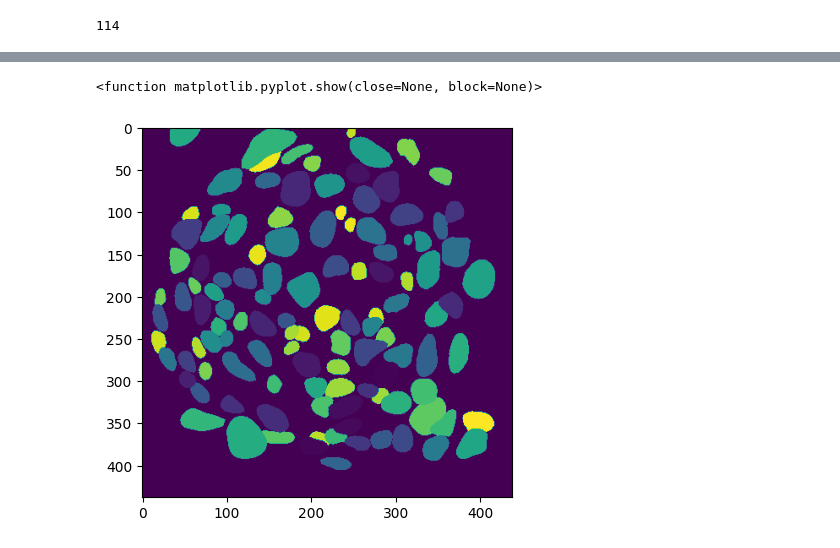
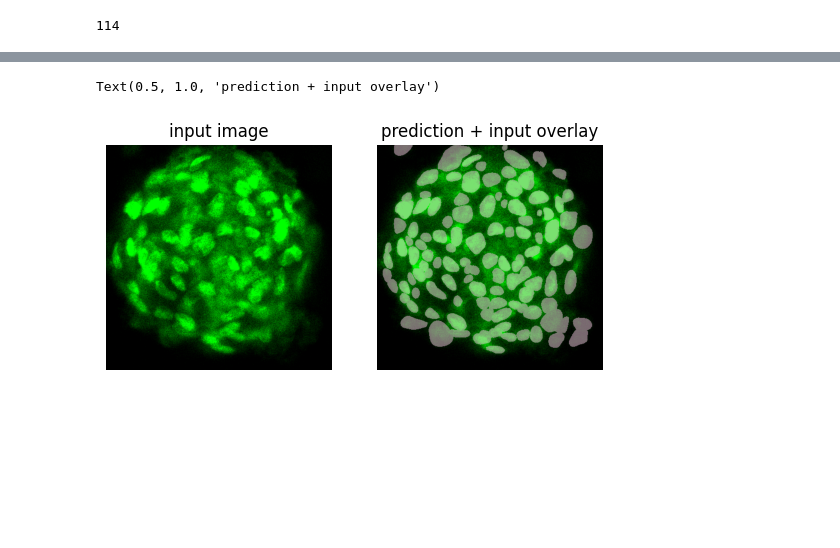
Before and after one commit to arteys/PhD-scripts, a Jupyter notebook: Spheroids_stardist.ipynb, the cells around one changed output, grey strips where cells are left out. Drawn from its saved outputs; the diff is of its cells as text; code cells hidden in the pictures; blank space fills up the shorter version.

Commit message:
Working prototype with layers

```diff
--- a/Spheroids_stardist.ipynb
+++ b/Spheroids_stardist.ipynb
@@ -28,9 +28,9 @@ i = 0
 # image = layer[:,:,1]
 # label, _ = model.predict_instances(normalize(image))
 
-
 for l in layers:
     image = l[:,:,1]
     label, _ = model.predict_instances(normalize(image))
     labels[i,:,:] = label
+    i = i+1
 # %% [output]
@@ -38,17 +54,14 @@ for l in layers:
 # %%
 
-# plt.subplot(1,2,1)
-# plt.imshow(layers[50], cmap="gray")
-# plt.axis("off")
-# plt.title("input image")
+plt.subplot(1,2,1)
+plt.imshow(layers[50], cmap="gray")
+plt.axis("off")
+plt.title("input image")
 
-# plt.subplot(1,2,2)
-# plt.imshow(render_label(labels[50], layers[50]))
-# plt.axis("off")
-# plt.title("prediction + input overlay")
-
-plt.imshow(label)
-plt.show
+plt.subplot(1,2,2)
+plt.imshow(render_label(labels[50], layers[50]))
+plt.axis("off")
+plt.title("prediction + input overlay")
 # %% [output]
-<function matplotlib.pyplot.show(close=None, block=None)>
+Text(0.5, 1.0, 'prediction + input overlay')
-[figure, old version]
+[figure, new version]
```
Also changed, not shown: parts of 1 cell of this notebook.
